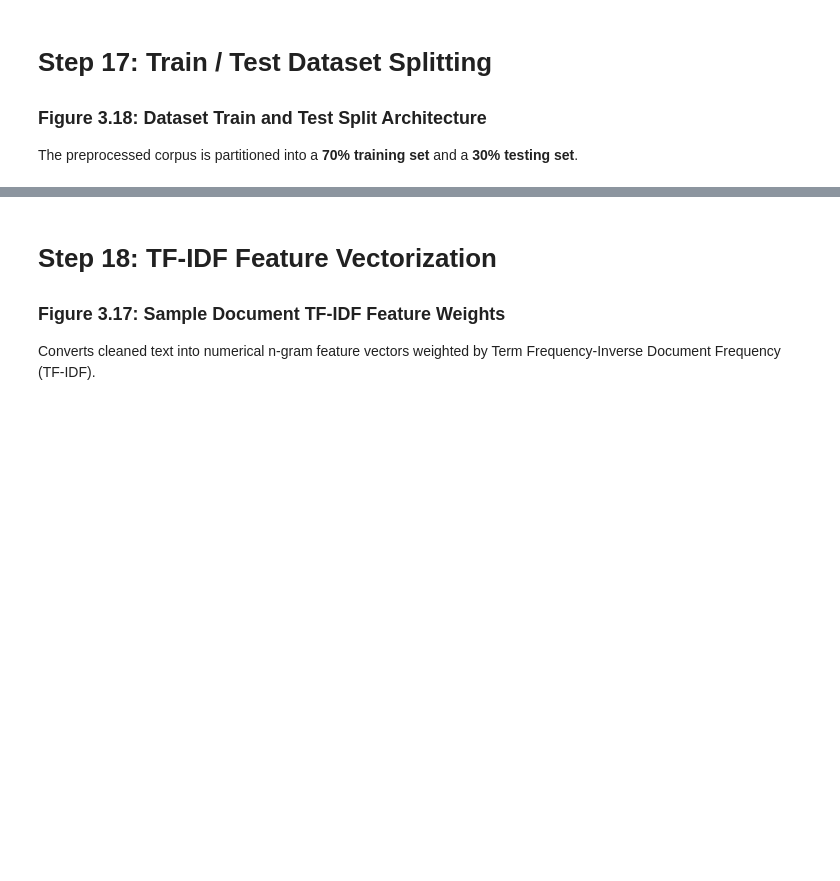
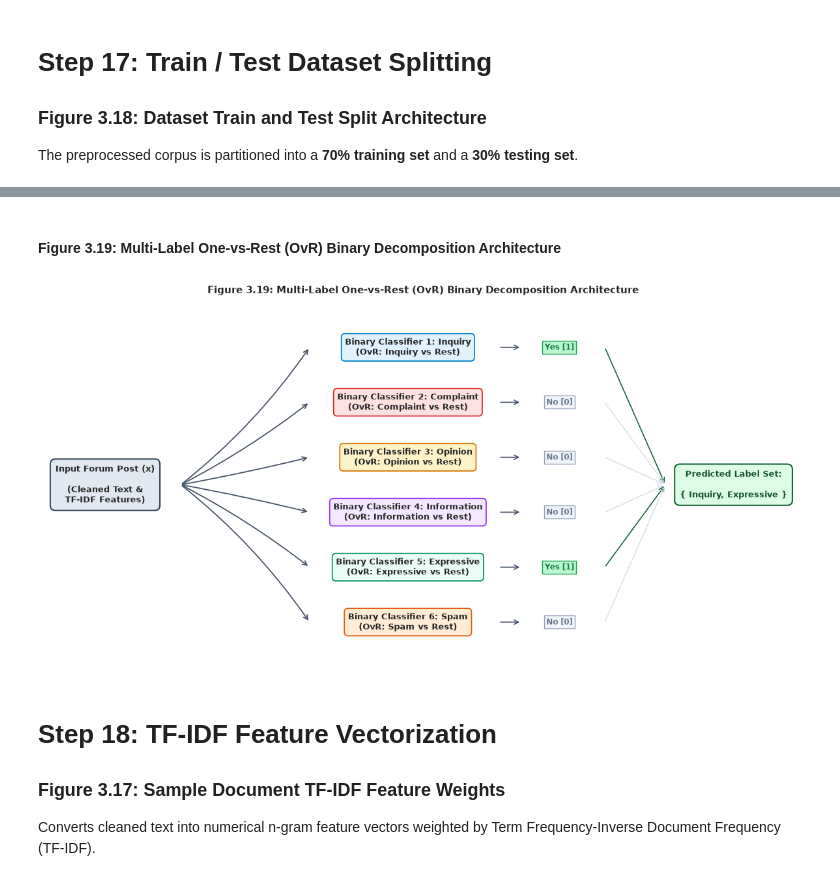
Before and after one commit to wjnotl/online-forum-communicative-intent-classification, a Jupyter notebook: figure_purpose.ipynb, the cells around one changed output, grey strips where cells are left out. Cells and saved outputs as stored; diff of their text form; code cells hidden in the pictures; blank space fills up the shorter version.

```diff
--- a/figure_purpose.ipynb
+++ b/figure_purpose.ipynb
@@ -969,34 +1237,37 @@ y_positions = np.linspace(0.88, 0.12, 6)
 colors = ['#e0f2fe', '#fee2e2', '#fef3c7', '#f3e8ff', '#ecfdf5', '#ffedd5']
 edge_colors = ['#0284c7', '#dc2626', '#d97706', '#9333ea', '#059669', '#ea580c']
 
 for i, (cat, y_pos, bg, edge) in enumerate(zip(categories, y_positions, colors, edge_colors)):
     bbox_clf = dict(boxstyle='round,pad=0.45', facecolor=bg, edgecolor=edge, lw=1.3)
 
     # Draw Classifier Box
     ax.text(0.48, y_pos, f"Binary Classifier {i+1}: {cat}\n(OvR: {cat} vs Rest)", ha='center', va='center', bbox=bbox_clf, fontsize=9, fontweight='bold')
 
     # Arrow from Input to Classifier
     ax.annotate("", xy=(0.35, y_pos), xytext=(0.18, 0.5), arrowprops=dict(arrowstyle="->", lw=1.3, color='#475569', connectionstyle="arc3,rad=" + str((y_pos - 0.5)*0.2)))
 
     # Decision / Output Tag
     sample_decision = "Yes [1]" if cat in ['Inquiry', 'Expressive'] else "No [0]"
     badge_bg = '#bbf7d0' if "Yes" in sample_decision else '#f1f5f9'
     badge_edge = '#16a34a' if "Yes" in sample_decision else '#94a3b8'
     bbox_ans = dict(boxstyle='square,pad=0.3', facecolor=badge_bg, edgecolor=badge_edge, lw=1)
     ax.text(0.68, y_pos, sample_decision, ha='center', va='center', bbox=bbox_ans, fontsize=8.5, fontweight='bold', color='#15803d' if "Yes" in sample_decision else '#64748b')
 
     # Arrow from Classifier to Decision Tag
     ax.annotate("", xy=(0.63, y_pos), xytext=(0.60, y_pos), arrowprops=dict(arrowstyle="->", lw=1.2, color='#475569'))
 
     # Arrow from Decision Tag to Final Output
     ax.annotate("", xy=(0.82, 0.5), xytext=(0.74, y_pos), arrowprops=dict(arrowstyle="->", lw=1.2, color='#166534' if "Yes" in sample_decision else '#cbd5e1', linestyle='-' if "Yes" in sample_decision else ':'))
 
 # Draw Final Output
 ax.text(0.91, 0.5, "Predicted Label Set:\n\n{ Inquiry, Expressive }", ha='center', va='center', bbox=bbox_output, fontsize=9.5, fontweight='bold', color='#14532d')
 
-plt.title("Multi-Label One-vs-Rest (OvR) Binary Decomposition Architecture", fontsize=11, fontweight='bold', pad=12)
+plt.title("Figure 3.19: Multi-Label One-vs-Rest (OvR) Binary Decomposition Architecture", fontsize=11, fontweight='bold', pad=12)
 plt.tight_layout()
 plt.show()
+# %% [output]
+#### Figure 3.19: Multi-Label One-vs-Rest (OvR) Binary Decomposition Architecture
+[figure, added]
 # %% [markdown]
 # Step 18: TF-IDF Feature Vectorization
 ### Figure 3.17: Sample Document TF-IDF Feature Weights
```
Also changed, not shown: parts of 40 cells of this notebook.
